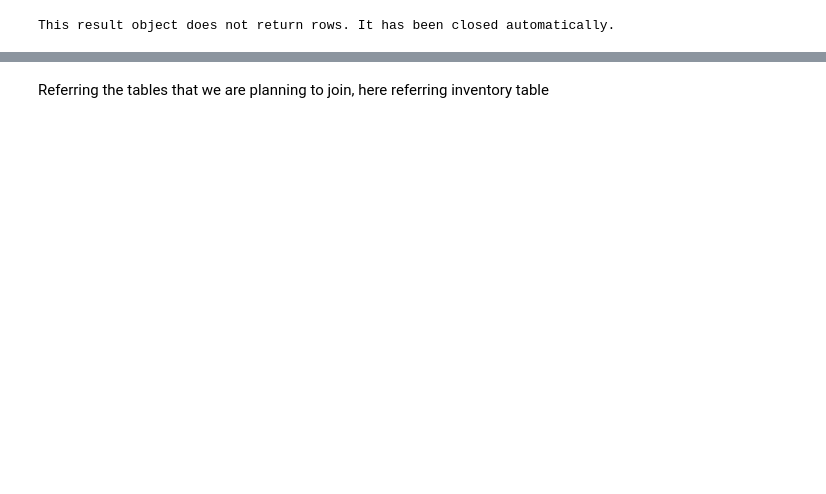
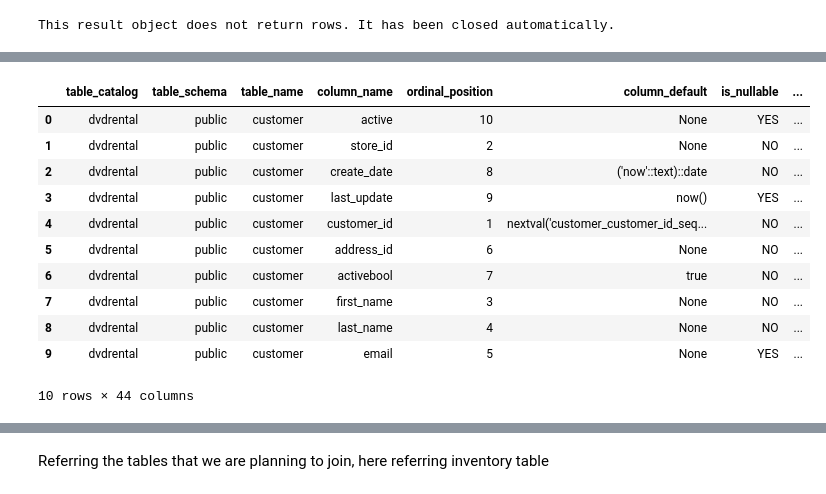
Before and after one commit to idjey/DEtheHardWay, a Jupyter notebook: dvdrental_SchemaImplementation.ipynb, the cells around one changed output, grey strips where cells are left out. Saved outputs shown, nothing was run; the diff lists cells and outputs as text; code cells hidden in the pictures; blank space fills up the shorter version.

```diff
--- a/dvdrental_SchemaImplementation.ipynb
+++ b/dvdrental_SchemaImplementation.ipynb
@@ -95,0 +197,15 @@ queryBase(queryRental,credentials).head(2)
+# %%
+getSchema('customer',credentials)
+# %% [output]
+|  | table_catalog | table_schema | table_name | column_name | ordinal_position | column_default | is_nullable | ... |
+| 0 | dvdrental | public | customer | active | 10 | None | YES | ... |
+| 1 | dvdrental | public | customer | store_id | 2 | None | NO | ... |
+| 2 | dvdrental | public | customer | create_date | 8 | ('now'::text)::date | NO | ... |
+| 3 | dvdrental | public | customer | last_update | 9 | now() | YES | ... |
+| 4 | dvdrental | public | customer | customer_id | 1 | nextval('customer_customer_id_seq... | NO | ... |
+| 5 | dvdrental | public | customer | address_id | 6 | None | NO | ... |
+| 6 | dvdrental | public | customer | activebool | 7 | true | NO | ... |
+| 7 | dvdrental | public | customer | first_name | 3 | None | NO | ... |
+| 8 | dvdrental | public | customer | last_name | 4 | None | NO | ... |
+| 9 | dvdrental | public | customer | email | 5 | None | YES | ... |
+10 rows × 44 columns
```
Also changed, not shown: parts of 72 cells of this notebook.
